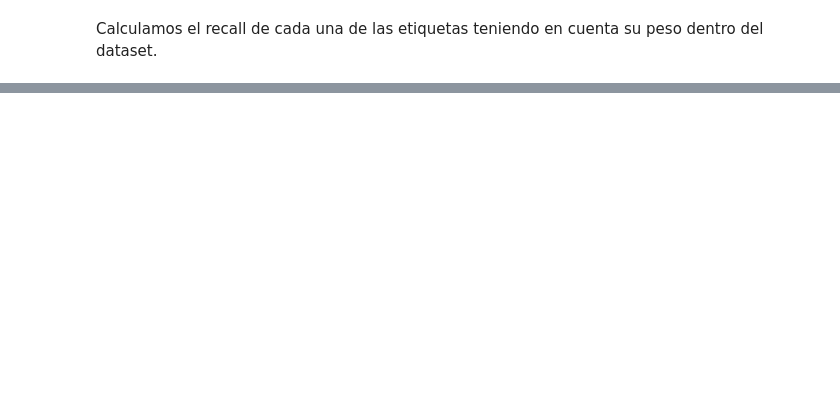
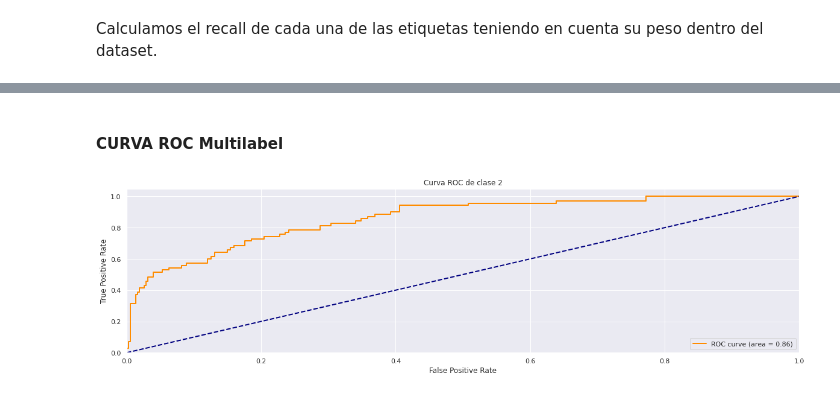
Before and after one commit to lromano97/text-mining, a Jupyter notebook: Preprocesamiento_unificado.ipynb, the cells around one changed output, grey strips where cells are left out. Cells and saved outputs as stored; diff of their text form; code cells hidden in the pictures; blank space fills up the shorter version.

```diff
--- a/Preprocesamiento_unificado.ipynb
+++ b/Preprocesamiento_unificado.ipynb
@@ -1129,0 +1267,46 @@ print(f'{precision_score(sparse_y_test, sparse_y_pred, average="weighted") * 100
+# %% [markdown]
+#### CURVA ROC Multilabel
+# %%
+#Tags Fit
+y_score = ml_pipeline.fit(X_train, mlb.fit_transform(y_train)).decision_function(X_test)
+
+y_test_fit = mlb.fit_transform(y_test)
+# %%
+#Complementos
+from sklearn.metrics import roc_curve, auc
+from scipy import interp
+from itertools import cycle
+
+#Definiciones
+n_classes = len(y_test_fit[0])
+fpr = dict()
+tpr = dict()
+roc_auc = dict()
+# %%
+#Curva ROC
+for i in range(n_classes):
+    fpr[i], tpr[i], _ = roc_curve(y_test_fit[:, i], y_score[:, i])
+    roc_auc[i] = auc(fpr[i], tpr[i])
+
+# Compute micro-average ROC curve and ROC area
+fpr["micro"], tpr["micro"], _ = roc_curve(y_test_fit.ravel(), y_score.ravel())
+roc_auc["micro"] = auc(fpr["micro"], tpr["micro"])
+# %%
+#Ploteo Clase n
+
+ClasePlot = 5
+
+plt.figure(figsize=(20,5))
+lw = 2
+plt.plot(fpr[ClasePlot], tpr[ClasePlot], color='darkorange',
+         lw=lw, label='ROC curve (area = %0.2f)' % roc_auc[ClasePlot])
+plt.plot([0, 1], [0, 1], color='navy', lw=lw, linestyle='--')
+plt.xlim([0.0, 1.0])
+plt.ylim([0.0, 1.05])
+plt.xlabel('False Positive Rate')
+plt.ylabel('True Positive Rate')
+plt.title((f'Curva ROC de clase {lw}'))
+plt.legend(loc="lower right")
+plt.show()
+# %% [output]
+[figure, added]
```
Also changed, not shown: parts of 30 cells of this notebook.
